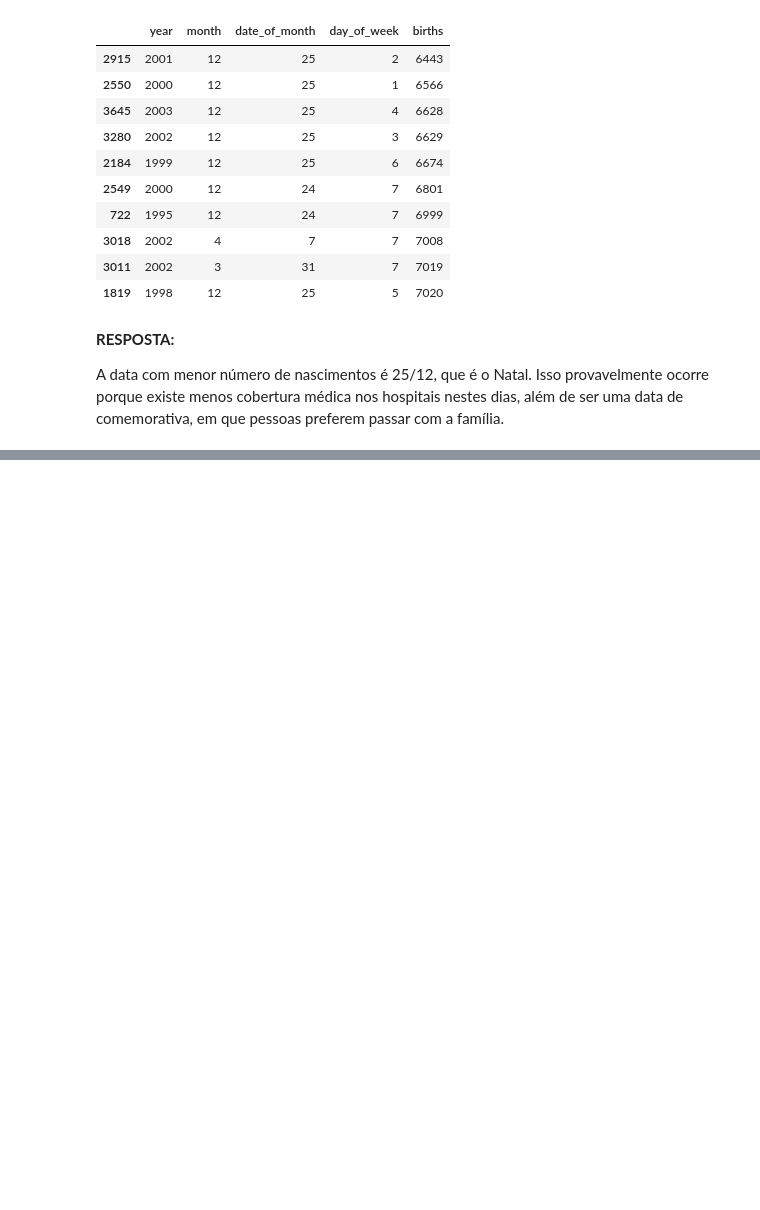
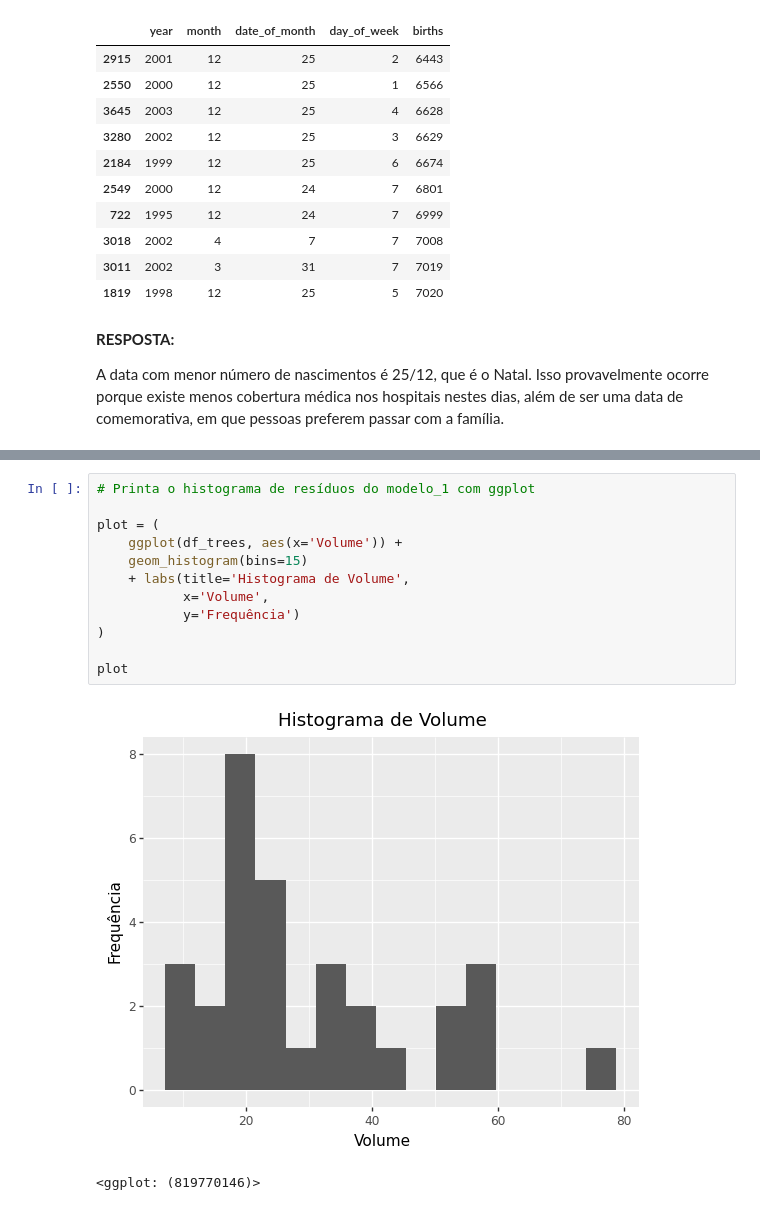
Before and after one commit to pdcos/analise_visual_ciencia_de_dados, a Jupyter notebook: participacao_11/solutions_11.ipynb, the cells around one changed output, grey strips where cells are left out. Drawn from its saved outputs; the diff is of its cells as text; blank space fills up the shorter version.

```diff
--- a/participacao_11/solutions_11.ipynb
+++ b/participacao_11/solutions_11.ipynb
@@ -236,0 +316,15 @@ A data com menor número de nascimentos é 25/12, que é o Natal. Isso provavelm
+# %%
+# Printa o histograma de resíduos do modelo_1 com ggplot
+
+plot = (
+    ggplot(df_trees, aes(x='Volume')) +
+    geom_histogram(bins=15)
+    + labs(title='Histograma de Volume',
+           x='Volume',
+           y='Frequência')
+)
+
+plot
+# %% [output]
+[figure, added]
+<ggplot: (819770146)>
```
Also changed, not shown: parts of 25 cells of this notebook, 2 other files.
